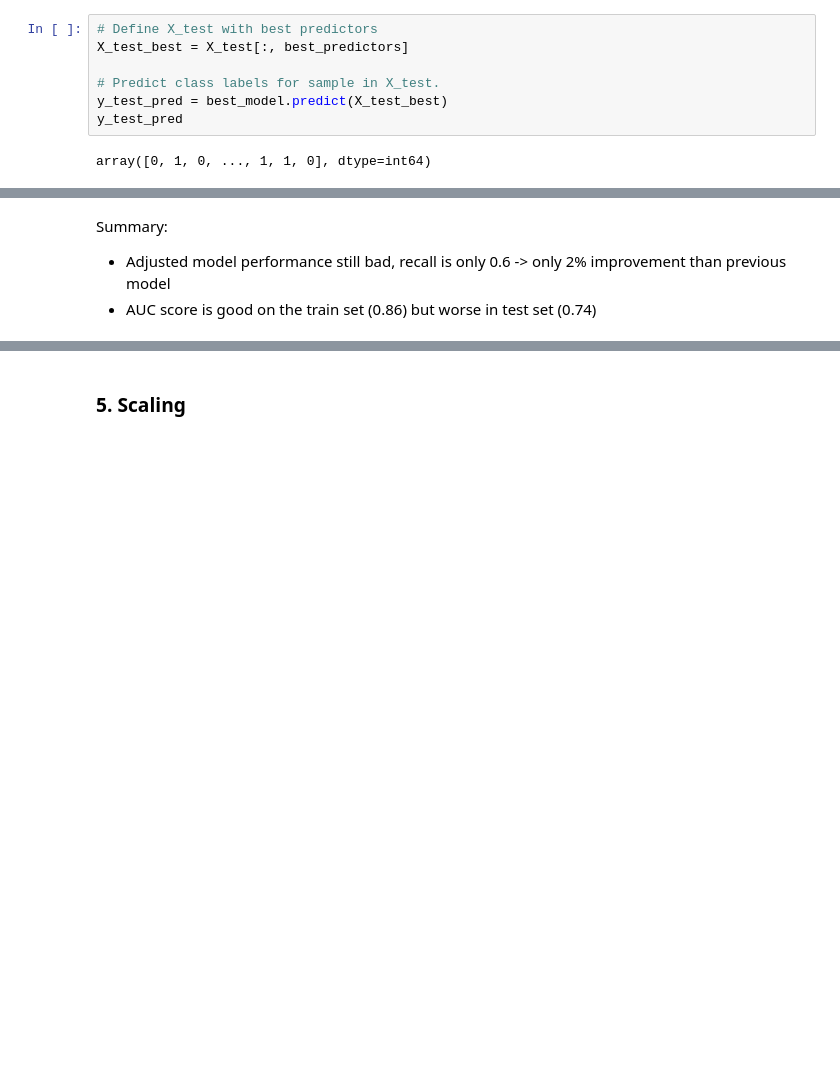
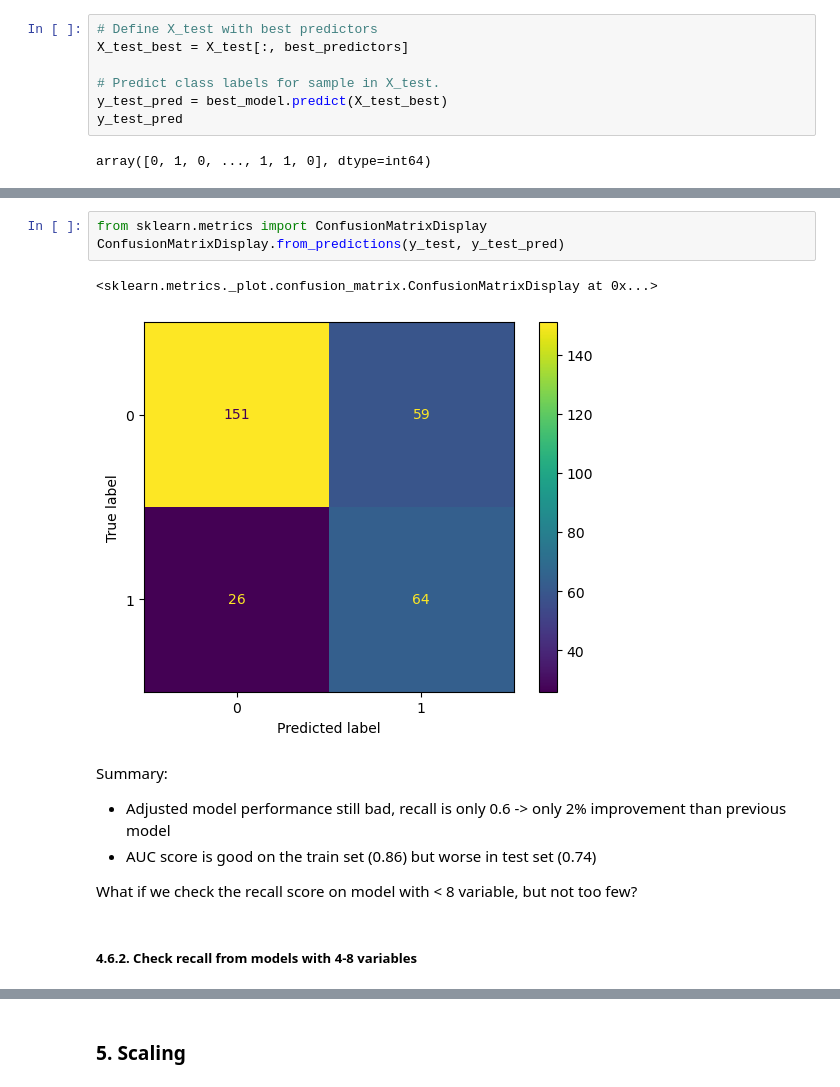
Before and after one commit to christrihardy/Credit-Scoring-Project, a Jupyter notebook: credit-score.ipynb, the cells around one changed output, grey strips where cells are left out. Drawn from its saved outputs; the diff is of its cells as text; blank space fills up the shorter version.

```diff
--- a/credit-score.ipynb
+++ b/credit-score.ipynb
@@ -2344,4 +2420,14 @@ plt.show()
+# %%
+from sklearn.metrics import ConfusionMatrixDisplay
+ConfusionMatrixDisplay.from_predictions(y_test, y_test_pred)
+# %% [output]
+<sklearn.metrics._plot.confusion_matrix.ConfusionMatrixDisplay at 0x...>
+[figure, added]
 # %% [markdown]
 Summary:
 - Adjusted model performance still bad, recall is only 0.6 -> only 2% improvement than previous model
 - AUC score is good on the train set (0.86) but worse in test set (0.74)
+
+What if we check the recall score on model with < 8 variable, but not too few?
+# %% [markdown]
+##### 4.6.2. Check recall from models with 4-8 variables
```
Also changed, not shown: parts of 48 cells of this notebook.
